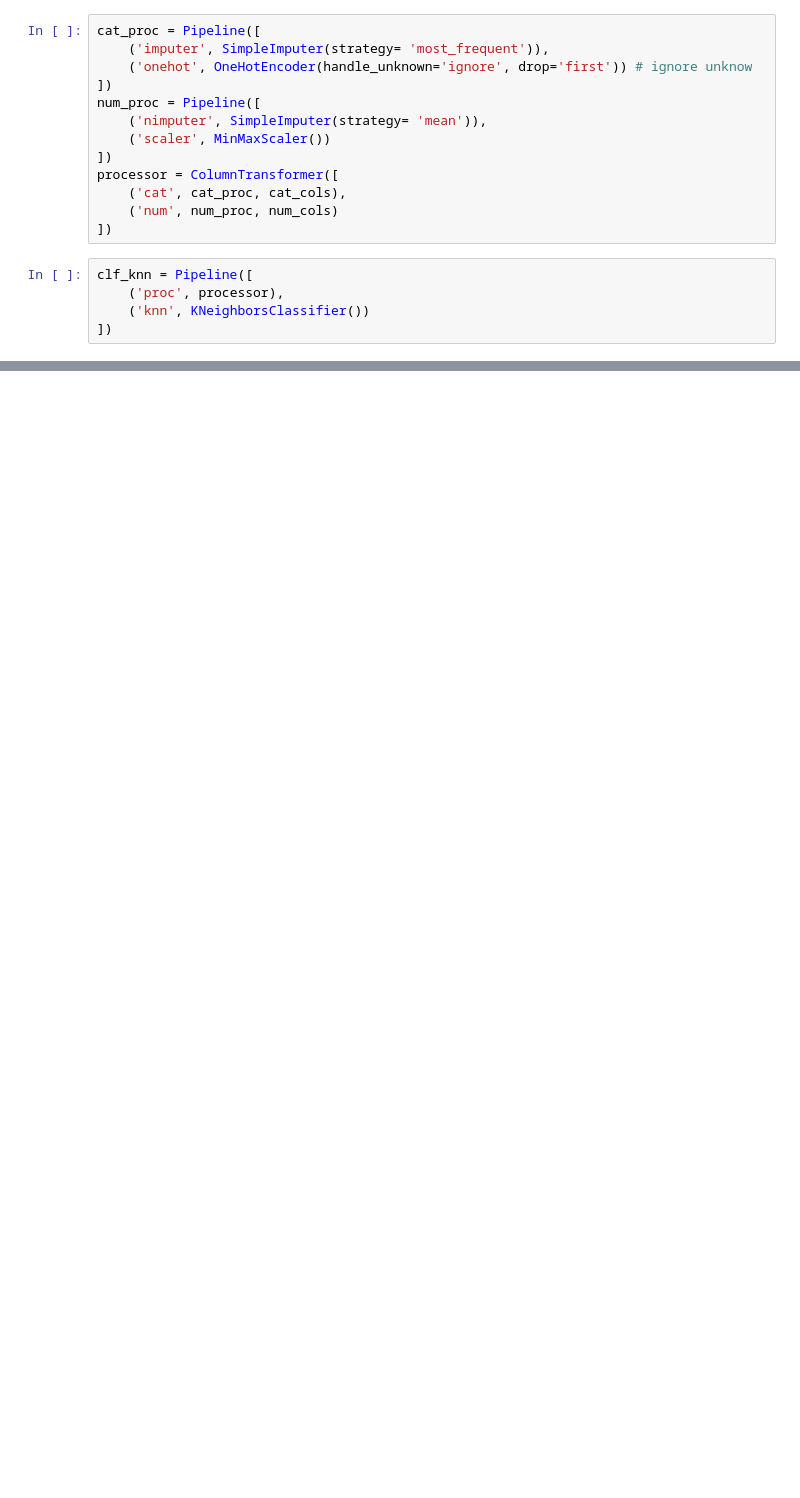
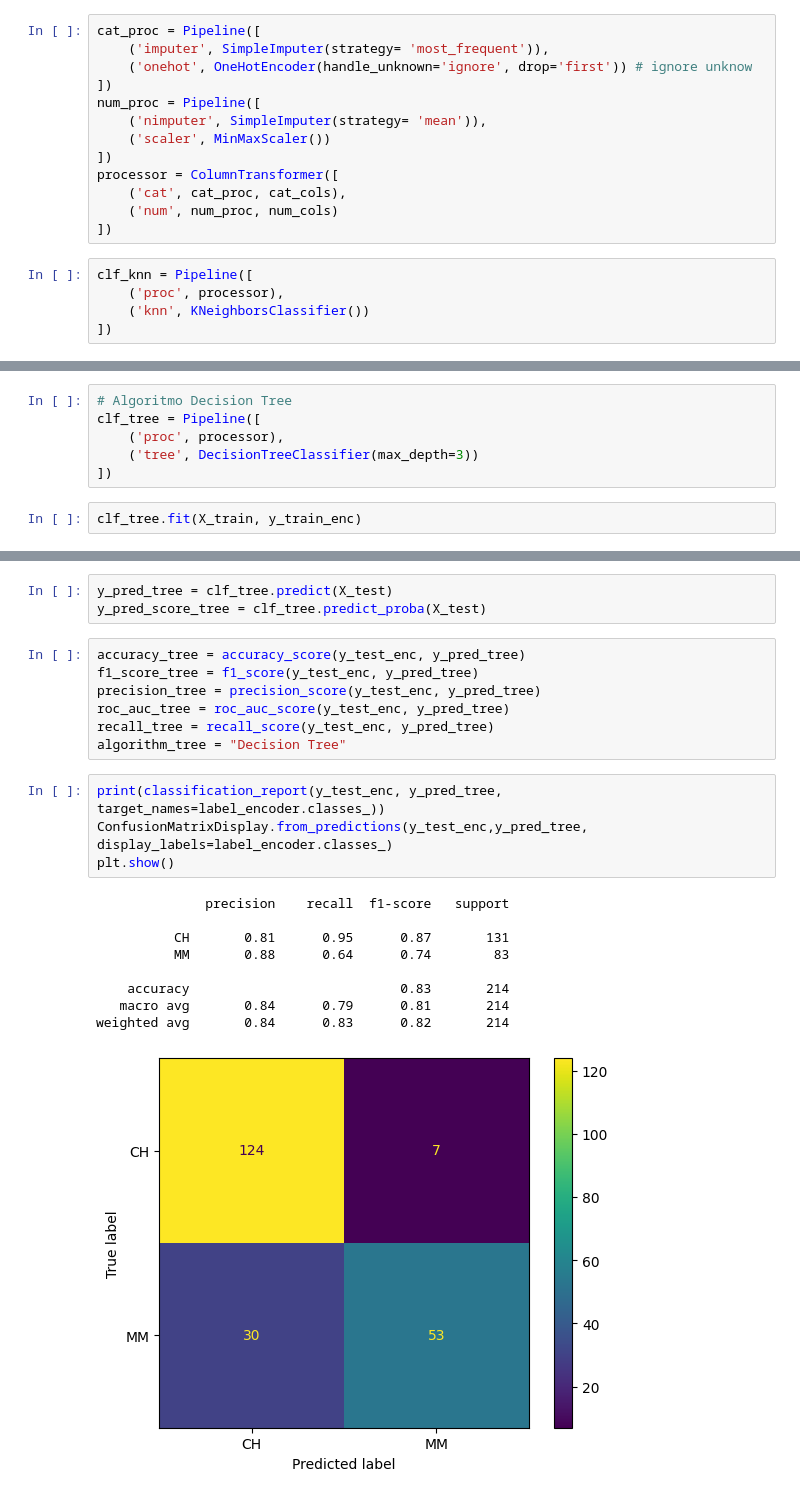
Before and after one commit to Alvizo-mx/processing_01, a Jupyter notebook: naranjas.ipynb, the cells around one changed output, grey strips where cells are left out. Cells and saved outputs as stored; diff of their text form; blank space fills up the shorter version.

Commit message:
Todos los algoritmos

```diff
--- a/naranjas.ipynb
+++ b/naranjas.ipynb
@@ -205,0 +244,8 @@ Accuracy: 0.822429906542056
+# %%
+# Algoritmo Decision Tree
+clf_tree = Pipeline([
+    ('proc', processor),
+    ('tree', DecisionTreeClassifier(max_depth=3))
+])
+# %%
+clf_tree.fit(X_train, y_train_enc)
@@ -205,0 +270,24 @@ Accuracy: 0.822429906542056
+# %%
+y_pred_tree = clf_tree.predict(X_test)
+y_pred_score_tree = clf_tree.predict_proba(X_test)
+# %%
+accuracy_tree = accuracy_score(y_test_enc, y_pred_tree)
+f1_score_tree = f1_score(y_test_enc, y_pred_tree)
+precision_tree = precision_score(y_test_enc, y_pred_tree)
+roc_auc_tree = roc_auc_score(y_test_enc, y_pred_tree)
+recall_tree = recall_score(y_test_enc, y_pred_tree)
+algorithm_tree = "Decision Tree"
+# %%
+print(classification_report(y_test_enc, y_pred_tree, target_names=label_encoder.classes_))
+ConfusionMatrixDisplay.from_predictions(y_test_enc,y_pred_tree, display_labels=label_encoder.classes_)
+plt.show()
+# %% [output]
+              precision    recall  f1-score   support
+
+          CH       0.81      0.95      0.87       131
+          MM       0.88      0.64      0.74        83
+
+    accuracy                           0.83       214
+   macro avg       0.84      0.79      0.81       214
+weighted avg       0.84      0.83      0.82       214
+[figure, added]
```
Also changed, not shown: parts of 21 cells of this notebook.
